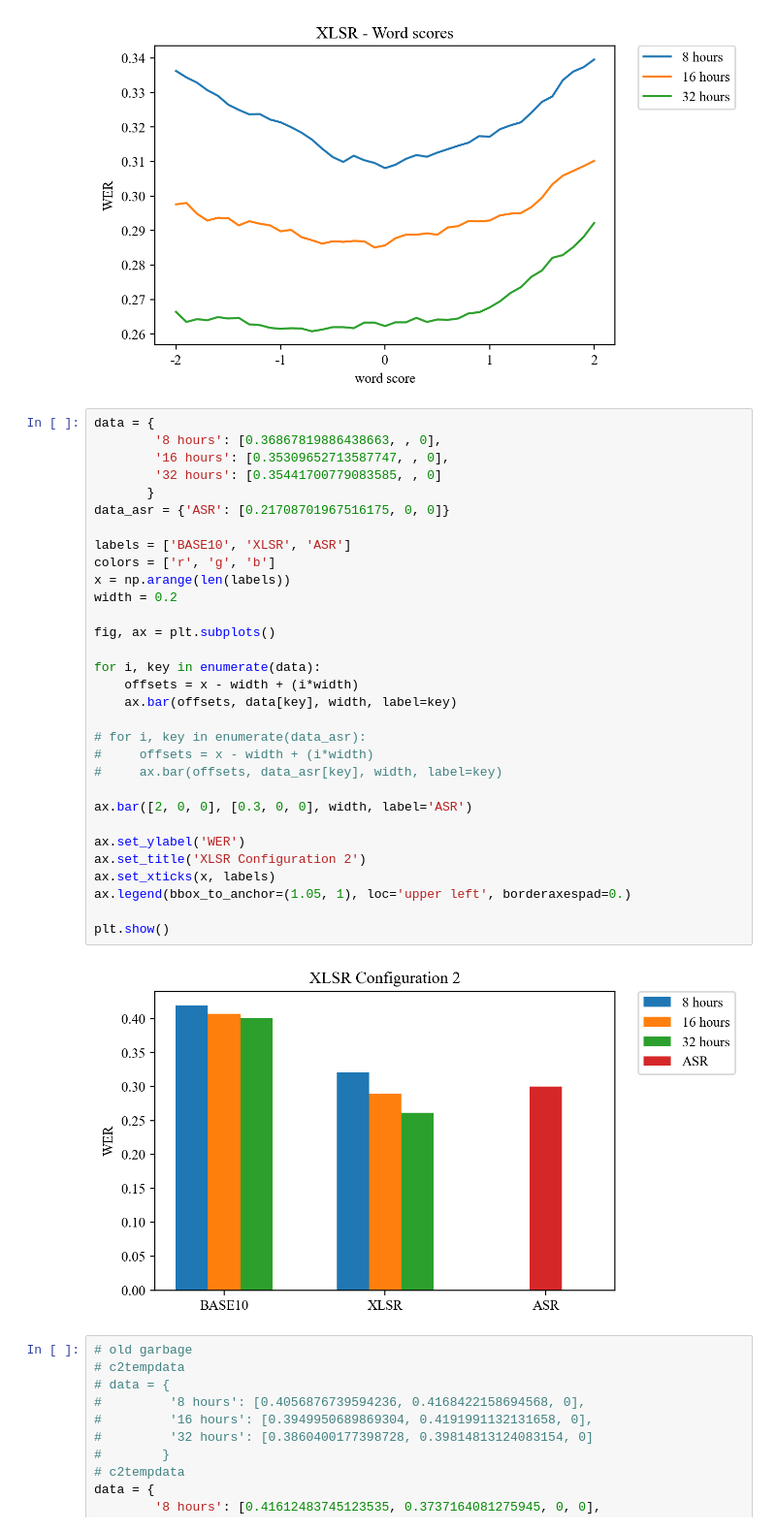
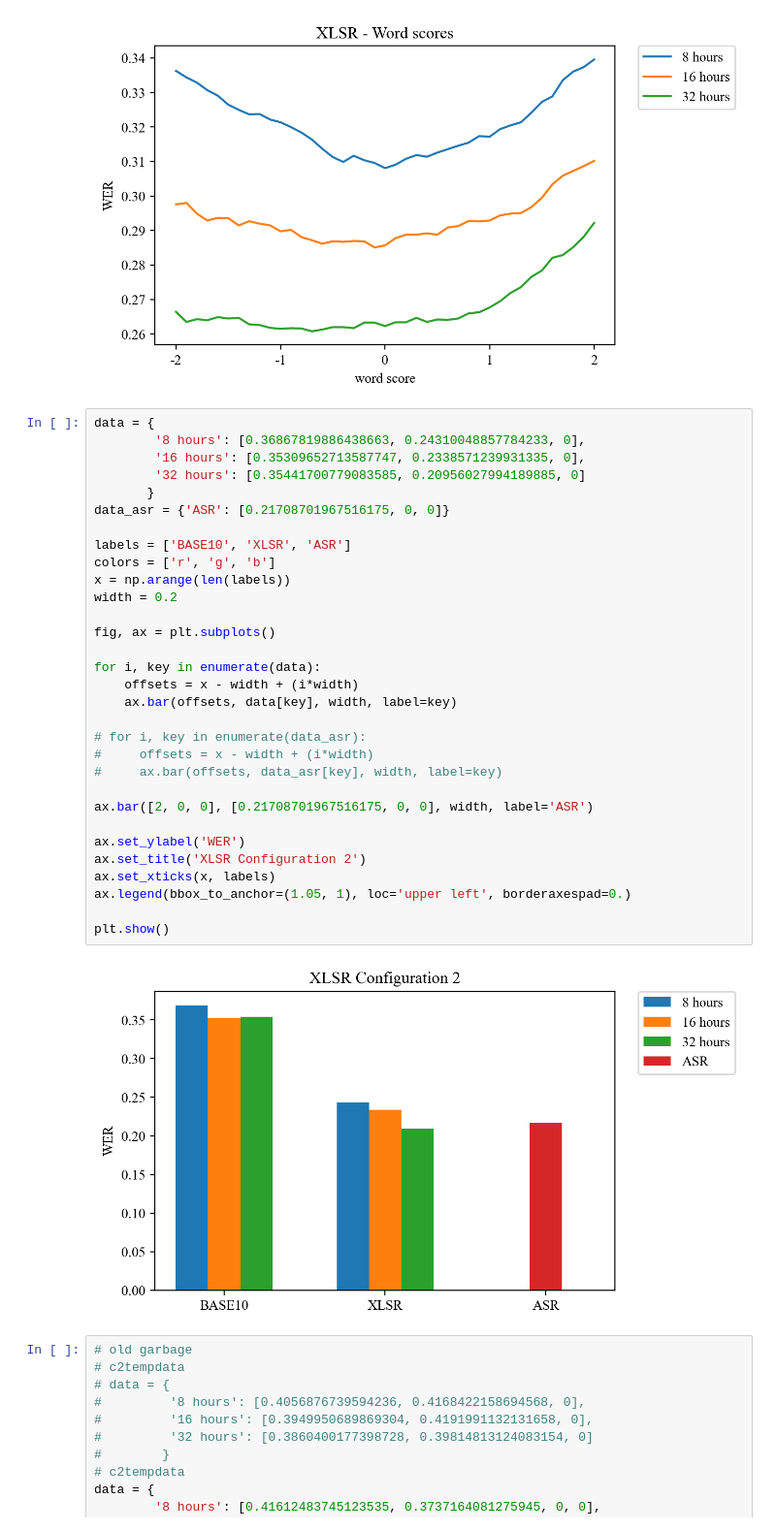
Before and after one commit to Thomaskolb/bsc-thesis, a Jupyter notebook: scripts/results/thesis-results.ipynb, the cells around one changed output. Shown at 97% size. Cells and saved outputs as stored; diff of their text form.

```diff
--- a/scripts/results/thesis-results.ipynb
+++ b/scripts/results/thesis-results.ipynb
@@ -227,37 +227,37 @@ plt.show()
 [figure]
 # %%
 data = {
-        '8 hours': [0.36867819886438663, , 0],
-        '16 hours': [0.35309652713587747, , 0],
-        '32 hours': [0.35441700779083585, , 0]
+        '8 hours': [0.36867819886438663, 0.24310048857784233, 0],
+        '16 hours': [0.35309652713587747, 0.2338571239931335, 0],
+        '32 hours': [0.35441700779083585, 0.20956027994189885, 0]
        }
 data_asr = {'ASR': [0.21708701967516175, 0, 0]}
 
 labels = ['BASE10', 'XLSR', 'ASR']
 colors = ['r', 'g', 'b']
 x = np.arange(len(labels))
 width = 0.2
 
 fig, ax = plt.subplots()
 
 for i, key in enumerate(data):
     offsets = x - width + (i*width)
     ax.bar(offsets, data[key], width, label=key)
 
 # for i, key in enumerate(data_asr):
 #     offsets = x - width + (i*width)
 #     ax.bar(offsets, data_asr[key], width, label=key)
 
-ax.bar([2, 0, 0], [0.3, 0, 0], width, label='ASR')
+ax.bar([2, 0, 0], [0.21708701967516175, 0, 0], width, label='ASR')
 
 ax.set_ylabel('WER')
 ax.set_title('XLSR Configuration 2')
 ax.set_xticks(x, labels)
 ax.legend(bbox_to_anchor=(1.05, 1), loc='upper left', borderaxespad=0.)
 
 plt.show()
 # %% [output]
-[figure, old version]
+[figure, new version]
 # %%
 # old garbage
 # c2tempdata
```
Also changed, not shown: 1 other file.
